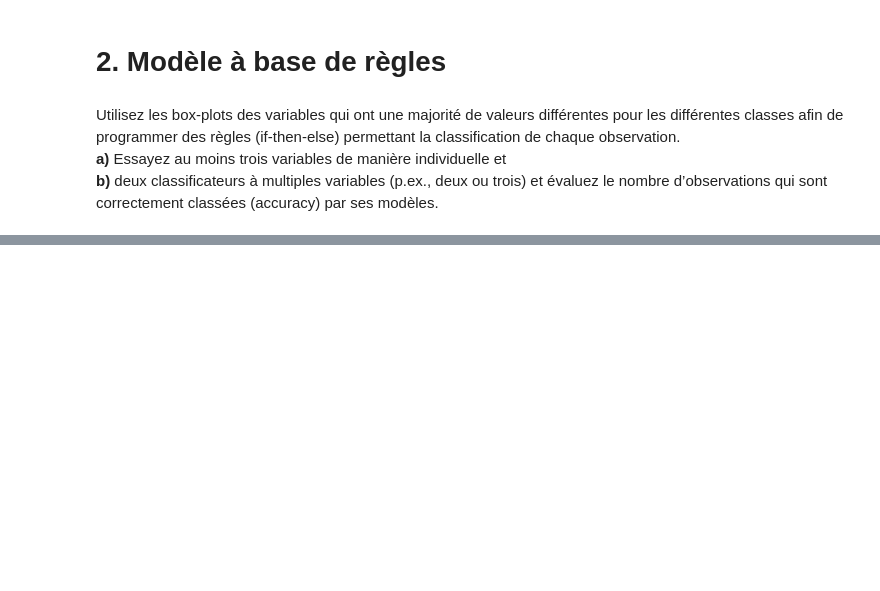
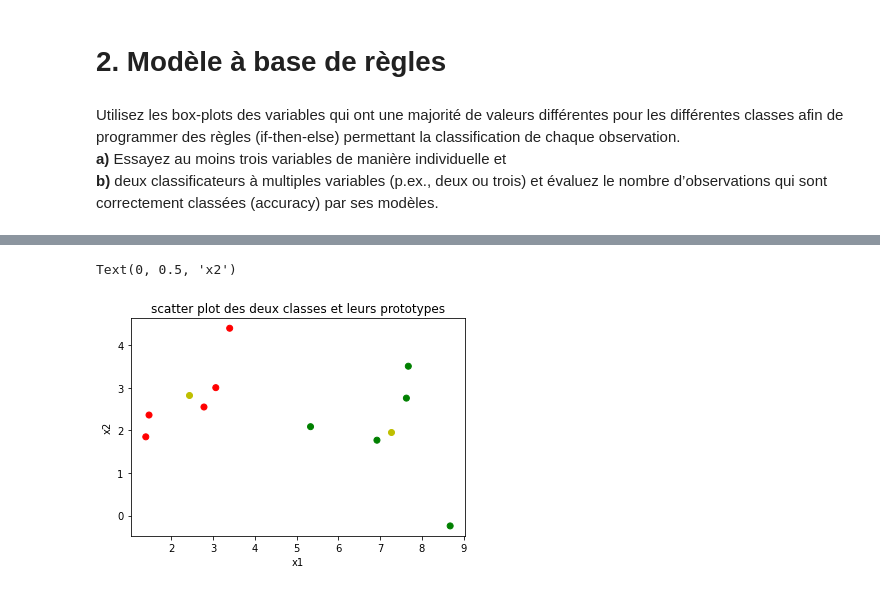
Before and after one commit to heig-vkaelin/isd, a Jupyter notebook: Labo4/Labo4.ipynb, the cells around one changed output, grey strips where cells are left out. Drawn from its saved outputs; the diff is of its cells as text; code cells hidden in the pictures; blank space fills up the shorter version.

```diff
--- a/Labo4/Labo4.ipynb
+++ b/Labo4/Labo4.ipynb
@@ -126,0 +278,12 @@ Utilisez les box-plots des variables qui ont une majorité de valeurs différent
+# %%
+from matplotlib import pyplot as plt
+%matplotlib inline
+colors = ['r','g','b']
+plt.scatter([i[0] for i in codebooks],[j[1] for j in codebooks],c='y')
+plt.scatter([i[0] for i in dataset],[j[1] for j in dataset],c=[colors[k[2]] for k in dataset])
+plt.title("scatter plot des deux classes et leurs prototypes")
+plt.xlabel("x1")
+plt.ylabel("x2")
+# %% [output]
+Text(0, 0.5, 'x2')
+[figure, added]
```
Also changed, not shown: parts of 6 cells of this notebook.
